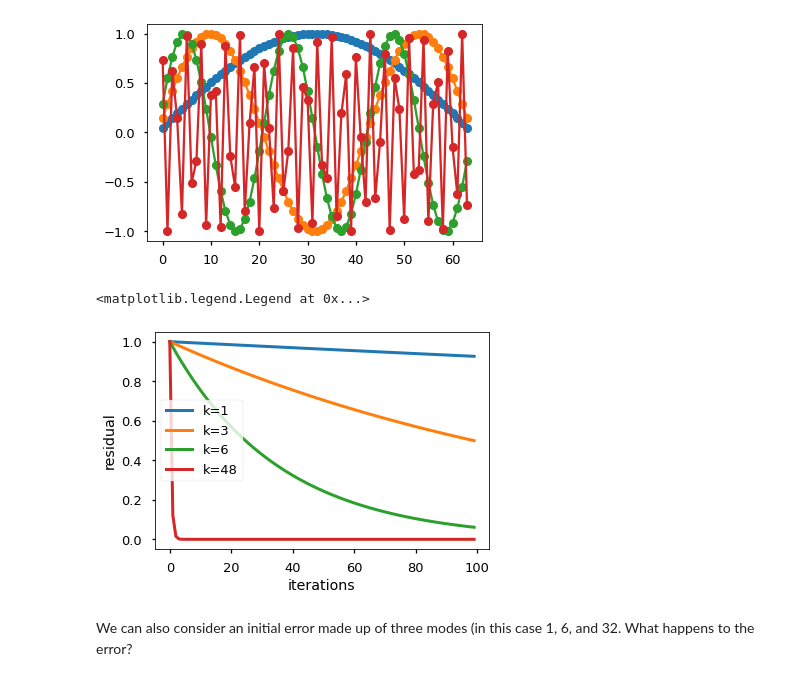
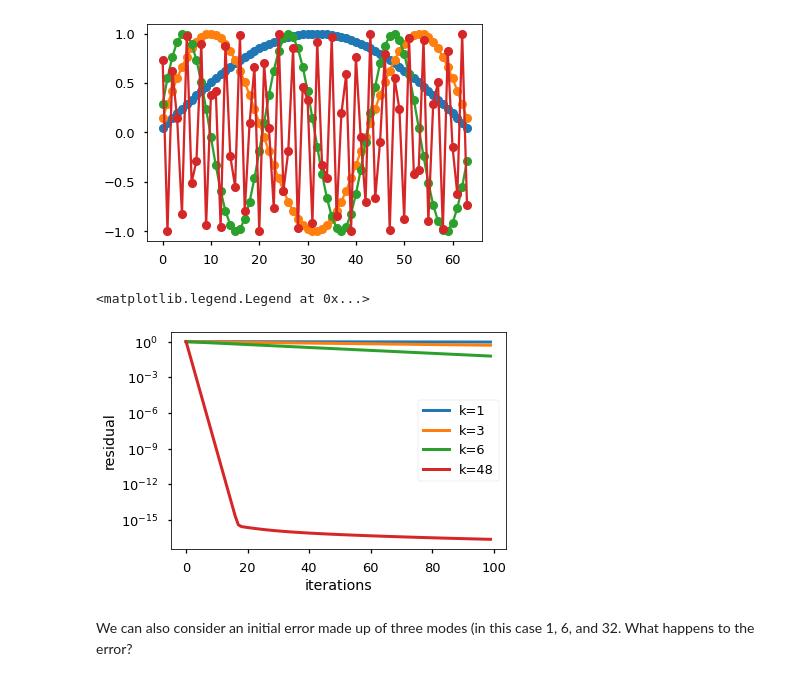
Before and after one commit to lukeolson/imperial-multigrid, a Jupyter notebook: lecture-1-mg-basics/2-relaxation-Jacobi.ipynb, the cells around one changed output. Drawn from its saved outputs; the diff is of its cells as text; code cells hidden in the pictures.

```diff
--- a/lecture-1-mg-basics/2-relaxation-Jacobi.ipynb
+++ b/lecture-1-mg-basics/2-relaxation-Jacobi.ipynb
@@ -106,6 +106,6 @@ elif test == 'smooth':
 uinit = u.copy()
 
 for i in range(10):
-    u[:] = u - 2/3 * Dinv * A * u
+    u[:] = u - 1.0* Dinv * A * u
     #u[:] = u - sla.(D-E, A*u)
     rnorm.append(np.linalg.norm(A * u))
@@ -163,14 +168,14 @@ plt.plot(u48, '-o', label='k=48')
 # %%
 for rnorm, label in zip([rnorm1, rnorm3, rnorm6, rnorm48],
                         ['k=1', 'k=3', 'k=6', 'k=48']):
     rnorm = np.array(rnorm) / rnorm[0]
-    plt.plot(rnorm, lw=3, label=label)
+    plt.semilogy(rnorm, lw=3, label=label)
 plt.xlabel('iterations')
 plt.ylabel('residual')
 plt.legend()
 # %% [output]
 <matplotlib.legend.Legend at 0x...>
-[figure, old version]
+[figure, new version]
 # %% [markdown]
 We can also consider an initial error made up of three modes (in this case 1, 6, and 32.  What happens to the error?
 # %%
```
Also changed, not shown: parts of 3 cells of this notebook, 10 other files.
